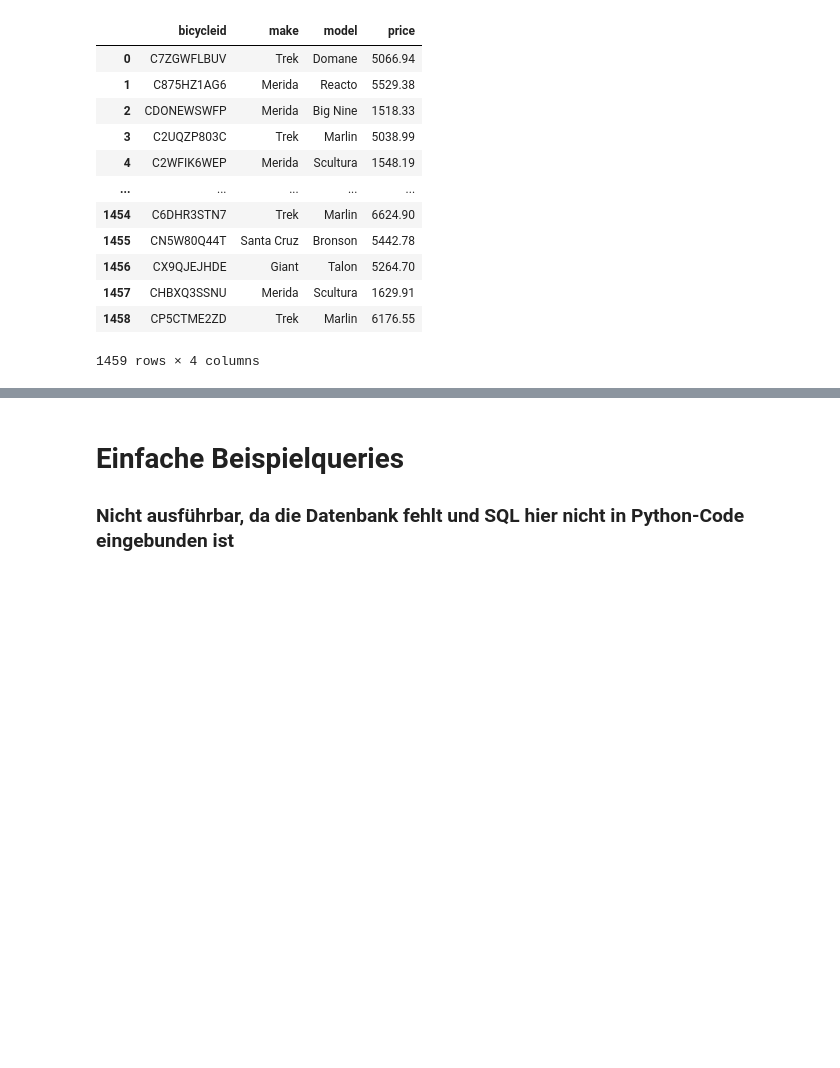
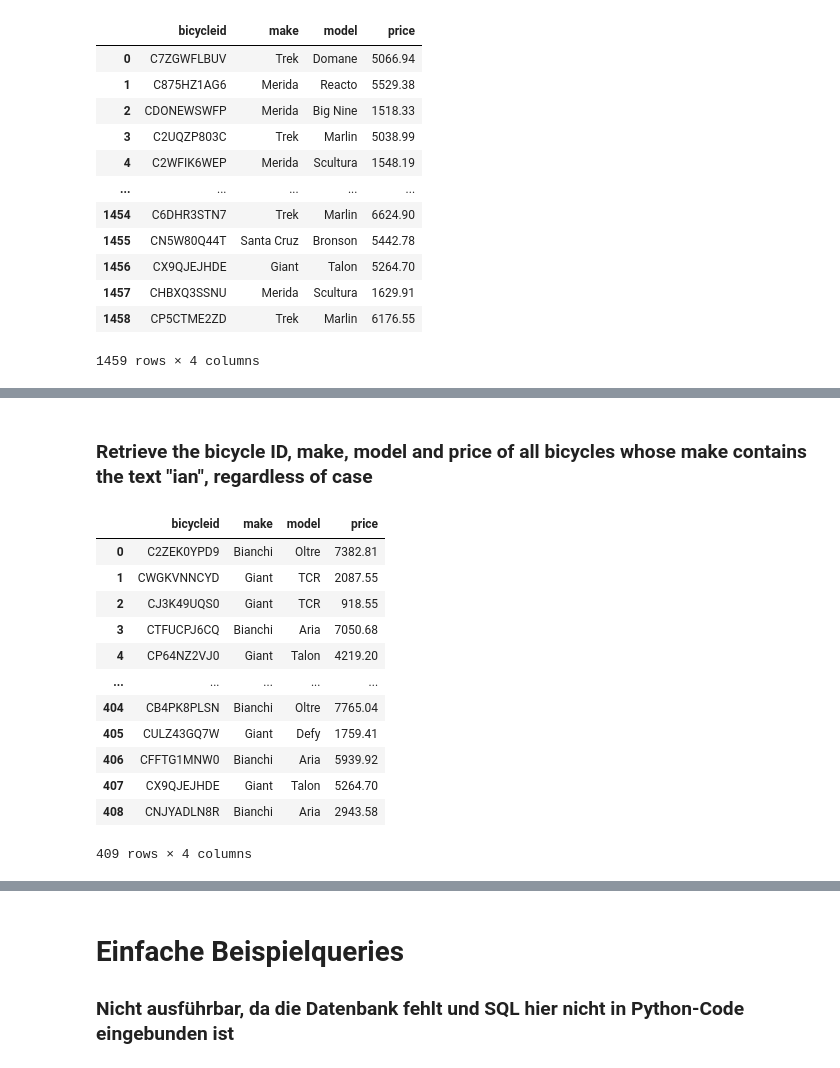
Before and after one commit to pyrat12/DS_HS2026_LNW, a Jupyter notebook: DS_HS2026_LNW_I_Examples/AP01/AP01 Mock Exam/AP01 Spick.ipynb, the cells around one changed output, grey strips where cells are left out. Cells and saved outputs as stored; diff of their text form; code cells hidden in the pictures; blank space fills up the shorter version.

```diff
--- a/DS_HS2026_LNW_I_Examples/AP01/AP01 Mock Exam/AP01 Spick.ipynb
+++ b/DS_HS2026_LNW_I_Examples/AP01/AP01 Mock Exam/AP01 Spick.ipynb
@@ -450,0 +562,30 @@ display(df_spickap01)
+# %% [markdown]
+### Retrieve the bicycle ID, make, model and price of all bicycles whose make contains the text "ian", regardless of case
+# %%
+engine = create_engine(db_connection_url)
+
+df_spickap01 = pd.read_sql_query("""
+    SELECT bicycleid,                       --Fahrrad-ID auswählen
+           make,                            --Fahrradmarke auswählen
+           model,                           --Fahrradmodell auswählen
+           price                            --Listenpreis auswählen
+    FROM bicycles                           --Daten aus der Tabelle bicycles abrufen
+    WHERE make ILIKE '%%ian%%';             --Text ian an beliebiger Stelle suchen; Gross-/Kleinschreibung ignorieren
+""", con=engine)
+
+engine.dispose()
+display(df_spickap01)
+# %% [output]
+|  | bicycleid | make | model | price |
+| 0 | C2ZEK0YPD9 | Bianchi | Oltre | 7382.81 |
+| 1 | CWGKVNNCYD | Giant | TCR | 2087.55 |
+| 2 | CJ3K49UQS0 | Giant | TCR | 918.55 |
+| 3 | CTFUCPJ6CQ | Bianchi | Aria | 7050.68 |
+| 4 | CP64NZ2VJ0 | Giant | Talon | 4219.20 |
+| ... | ... | ... | ... | ... |
+| 404 | CB4PK8PLSN | Bianchi | Oltre | 7765.04 |
+| 405 | CULZ43GQ7W | Giant | Defy | 1759.41 |
+| 406 | CFFTG1MNW0 | Bianchi | Aria | 5939.92 |
+| 407 | CX9QJEJHDE | Giant | Talon | 5264.70 |
+| 408 | CNJYADLN8R | Bianchi | Aria | 2943.58 |
+409 rows × 4 columns
```
Also changed, not shown: parts of 26 cells of this notebook, 1 other file.
